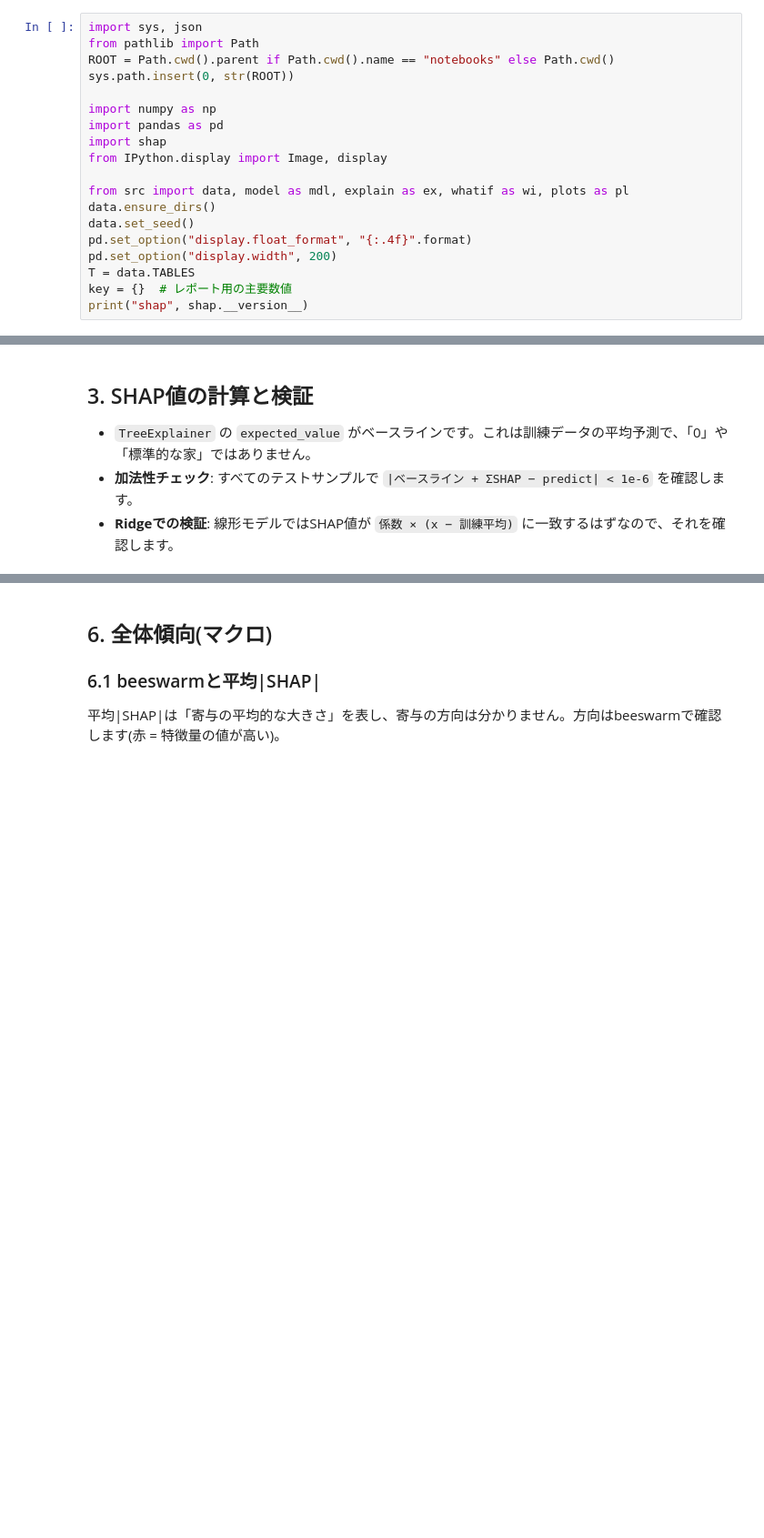
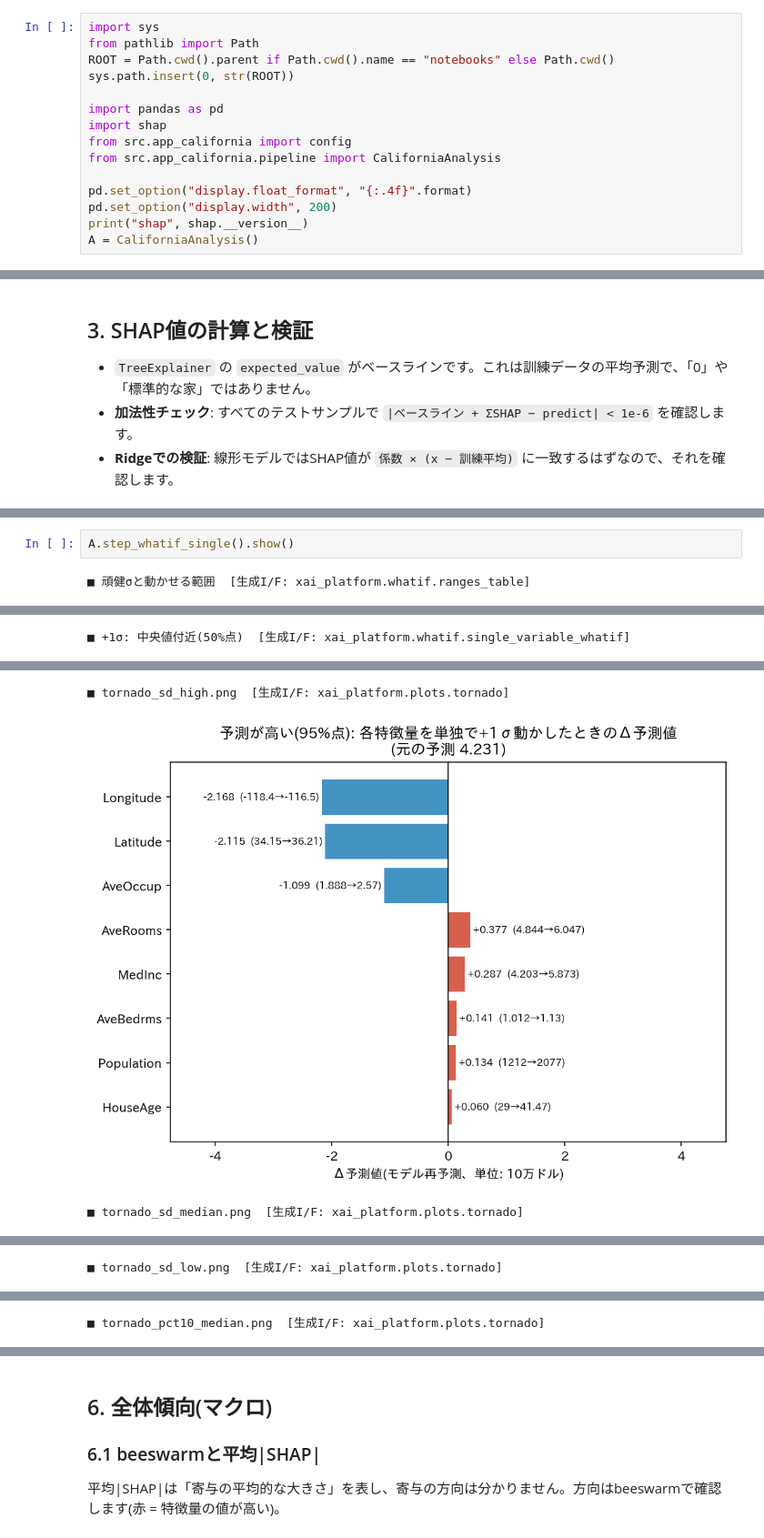
Before and after one commit to takashisuo/learning, a Jupyter notebook: xai/shap/notebooks/shap_decomposition.ipynb, the cells around one changed output, grey strips where cells are left out. Shown at 91% size. Saved outputs shown, nothing was run; the diff lists cells and outputs as text; blank space fills up the shorter version.

Commit message:
platform code

```diff
--- a/xai/shap/notebooks/shap_decomposition.ipynb
+++ b/xai/shap/notebooks/shap_decomposition.ipynb
@@ -9,24 +14,20 @@
 
 > 数値の単位は目的変数(MedHouseVal)の単位で、**1.0 = 10万ドル**です。SHAPが説明するのは「モデルの予測」であり、現実の因果関係ではありません。
 # %%
-import sys, json
+import sys
 from pathlib import Path
 ROOT = Path.cwd().parent if Path.cwd().name == "notebooks" else Path.cwd()
 sys.path.insert(0, str(ROOT))
 
-import numpy as np
 import pandas as pd
 import shap
-from IPython.display import Image, display
+from src.app_california import config
+from src.app_california.pipeline import CaliforniaAnalysis
 
-from src import data, model as mdl, explain as ex, whatif as wi, plots as pl
-data.ensure_dirs()
-data.set_seed()
 pd.set_option("display.float_format", "{:.4f}".format)
 pd.set_option("display.width", 200)
-T = data.TABLES
-key = {}  # レポート用の主要数値
 print("shap", shap.__version__)
+A = CaliforniaAnalysis()
 # %% [output]
 shap 0.49.1
 # %% [markdown]
@@ -235,0 +152,4 @@ display(Image(str(data.FIGURES / "tornado_pct10_median.png")))
+# %%
+A.step_whatif_single().show()
+# %% [output]
+■ 頑健σと動かせる範囲  [生成I/F: xai_platform.whatif.ranges_table]
@@ -235,0 +165 @@ display(Image(str(data.FIGURES / "tornado_pct10_median.png")))
+■ +1σ: 中央値付近(50%点)  [生成I/F: xai_platform.whatif.single_variable_whatif]
@@ -235,0 +175,3 @@ display(Image(str(data.FIGURES / "tornado_pct10_median.png")))
+■ tornado_sd_high.png  [生成I/F: xai_platform.plots.tornado]
+[figure, added]
+■ tornado_sd_median.png  [生成I/F: xai_platform.plots.tornado]
@@ -235,0 +179 @@ display(Image(str(data.FIGURES / "tornado_pct10_median.png")))
+■ tornado_sd_low.png  [生成I/F: xai_platform.plots.tornado]
@@ -235,0 +181 @@ display(Image(str(data.FIGURES / "tornado_pct10_median.png")))
+■ tornado_pct10_median.png  [生成I/F: xai_platform.plots.tornado]
```
Also changed, not shown: parts of 29 cells of this notebook, 20 other files.
